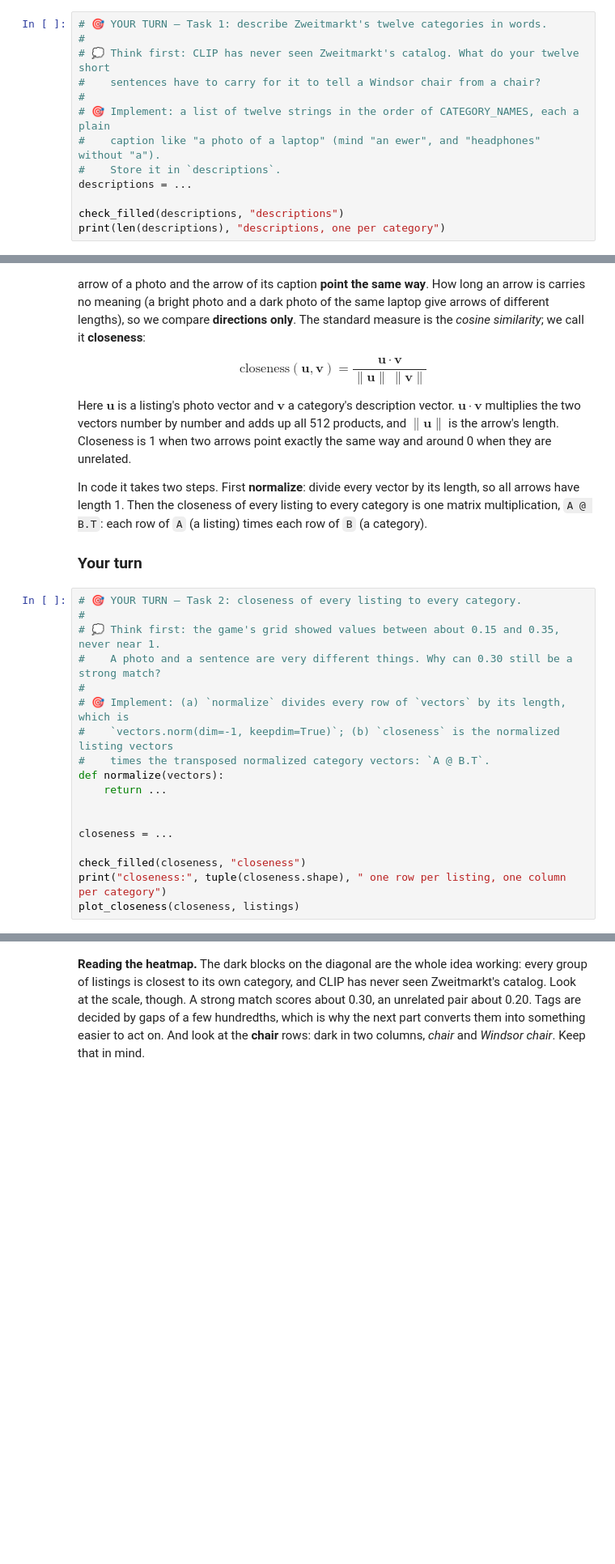
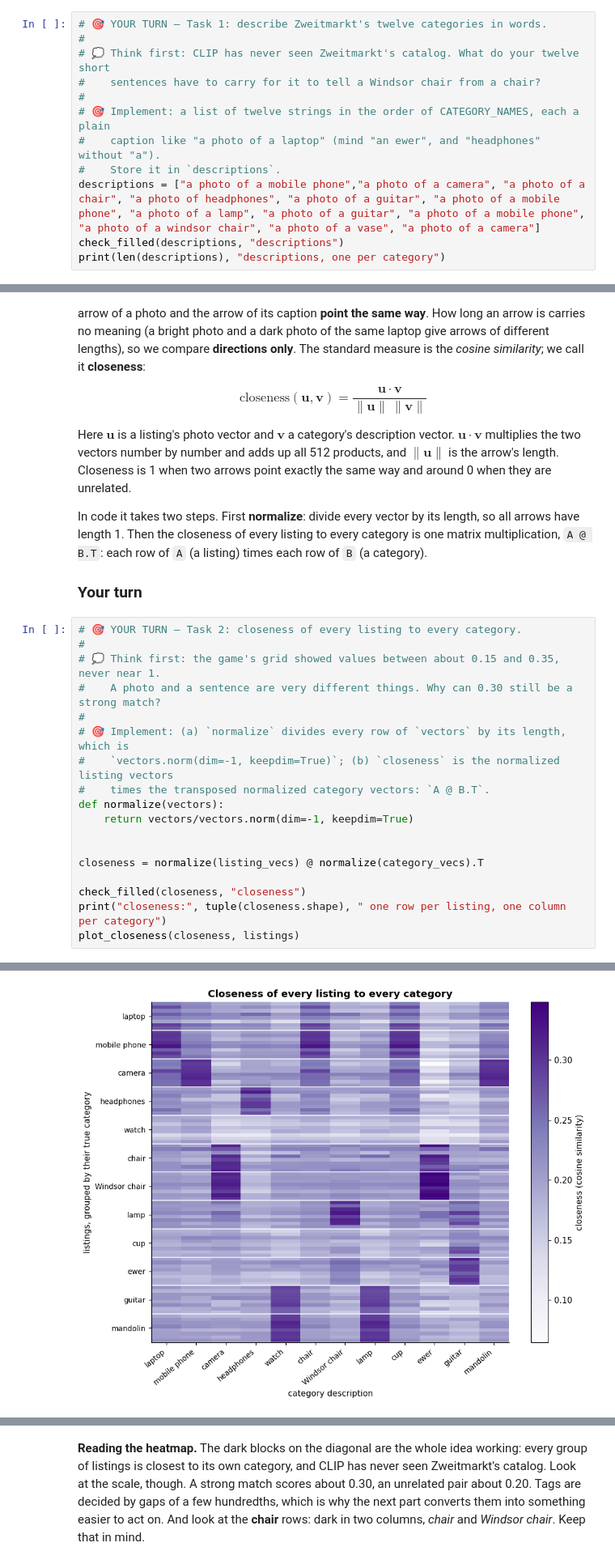
Before and after one commit to VancuraFlow/MLDocs, a Jupyter notebook: clip/cx_clip_w3.ipynb, the cells around one changed output, grey strips where cells are left out. Shown at 81% size. Saved outputs shown, nothing was run; the diff lists cells and outputs as text; blank space fills up the shorter version.

```diff
--- a/clip/cx_clip_w3.ipynb
+++ b/clip/cx_clip_w3.ipynb
@@ -1322,7 +1334,6 @@ it saw during training.
 # 🎯 Implement: a list of twelve strings in the order of CATEGORY_NAMES, each a plain
 #    caption like "a photo of a laptop" (mind "an ewer", and "headphones" without "a").
 #    Store it in `descriptions`.
-descriptions = ...
-
+descriptions = ["a photo of a mobile phone","a photo of a camera", "a photo of a chair", "a photo of headphones", "a photo of a guitar", "a photo of a mobile phone", "a photo of a lamp", "a photo of a guitar", "a photo of a mobile phone", "a photo of a windsor chair", "a photo of a vase", "a photo of a camera"]
 check_filled(descriptions, "descriptions")
 print(len(descriptions), "descriptions, one per category")
@@ -1375,11 +1393,12 @@ have length 1. Then the closeness of every listing to every category is one matr
 #    `vectors.norm(dim=-1, keepdim=True)`; (b) `closeness` is the normalized listing vectors
 #    times the transposed normalized category vectors: `A @ B.T`.
 def normalize(vectors):
-    return ...
+    return vectors/vectors.norm(dim=-1, keepdim=True)
 
 
-closeness = ...
+closeness = normalize(listing_vecs) @ normalize(category_vecs).T
 
 check_filled(closeness, "closeness")
 print("closeness:", tuple(closeness.shape), " one row per listing, one column per category")
 plot_closeness(closeness, listings)
+# %% [output]
@@ -1385,0 +1406 @@ plot_closeness(closeness, listings)
+[figure, added]
```
Also changed, not shown: parts of 9 cells of this notebook.
